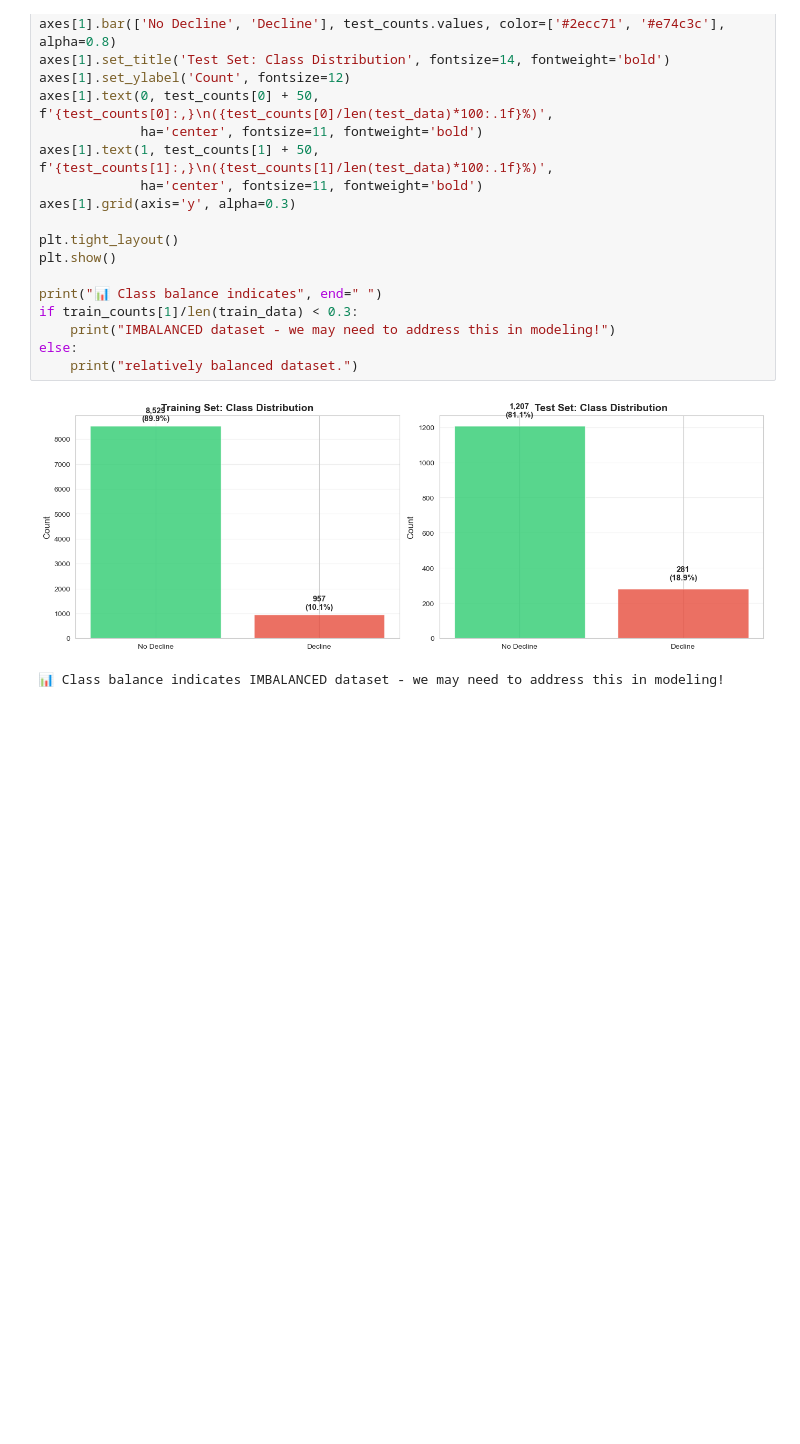
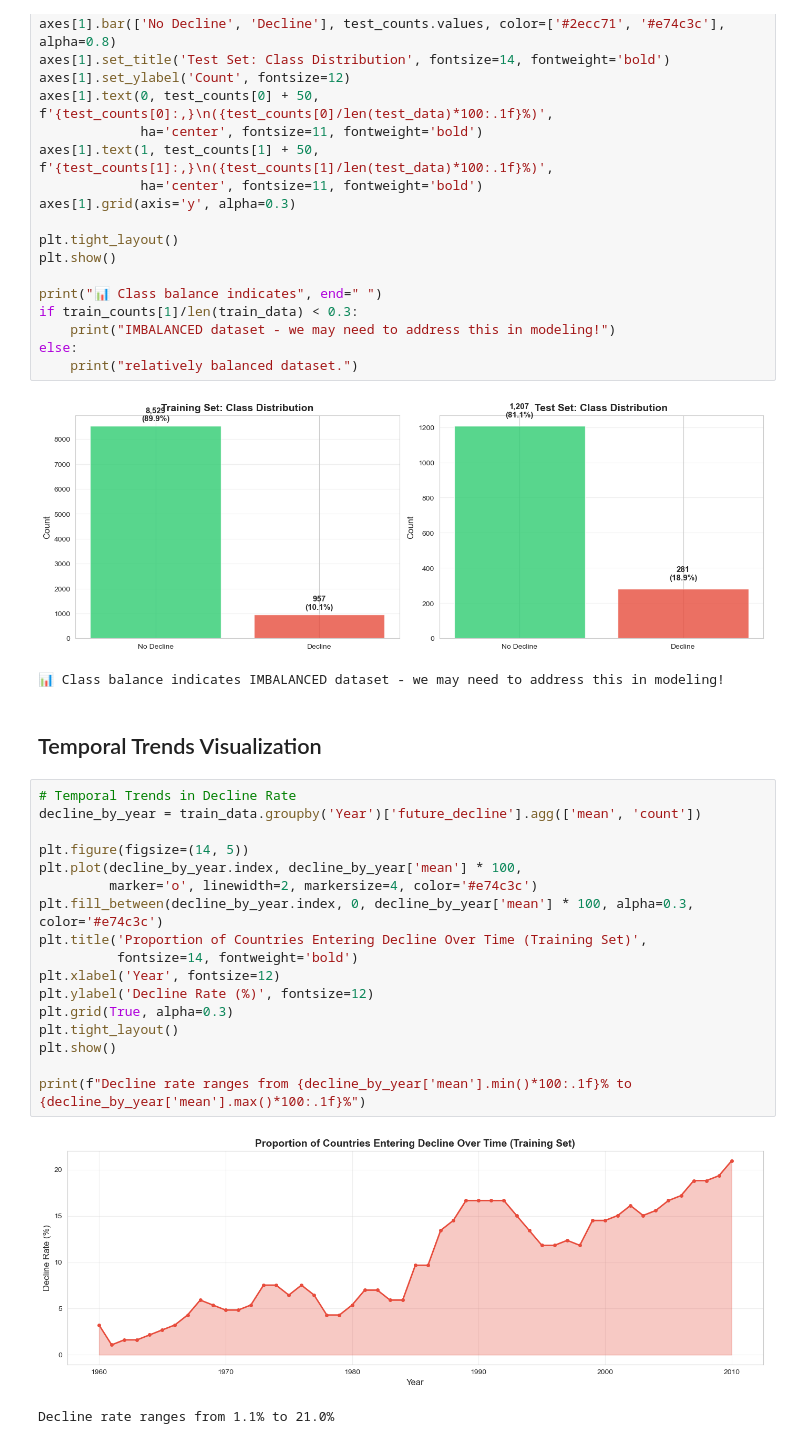
Before and after one commit to 3028Bikalpa/STATS201_project_Bikki, a Jupyter notebook: project_code.ipynb, the cells around one changed output. Saved outputs shown, nothing was run; the diff lists cells and outputs as text; blank space fills up the shorter version.

Commit message:
Split dataset Feature Engineering and trends visualization

```diff
--- a/project_code.ipynb
+++ b/project_code.ipynb
@@ -686,3 +686,25 @@ else:
 # %% [output]
 [figure]
 📊 Class balance indicates IMBALANCED dataset - we may need to address this in modeling!
+# %% [markdown]
+## Temporal Trends Visualization
+# %%
+# Temporal Trends in Decline Rate
+decline_by_year = train_data.groupby('Year')['future_decline'].agg(['mean', 'count'])
+
+plt.figure(figsize=(14, 5))
+plt.plot(decline_by_year.index, decline_by_year['mean'] * 100,
+         marker='o', linewidth=2, markersize=4, color='#e74c3c')
+plt.fill_between(decline_by_year.index, 0, decline_by_year['mean'] * 100, alpha=0.3, color='#e74c3c')
+plt.title('Proportion of Countries Entering Decline Over Time (Training Set)',
+          fontsize=14, fontweight='bold')
+plt.xlabel('Year', fontsize=12)
+plt.ylabel('Decline Rate (%)', fontsize=12)
+plt.grid(True, alpha=0.3)
+plt.tight_layout()
+plt.show()
+
+print(f"Decline rate ranges from {decline_by_year['mean'].min()*100:.1f}% to {decline_by_year['mean'].max()*100:.1f}%")
+# %% [output]
+[figure, added]
+Decline rate ranges from 1.1% to 21.0%
```
Also changed, not shown: parts of 2 cells of this notebook.
